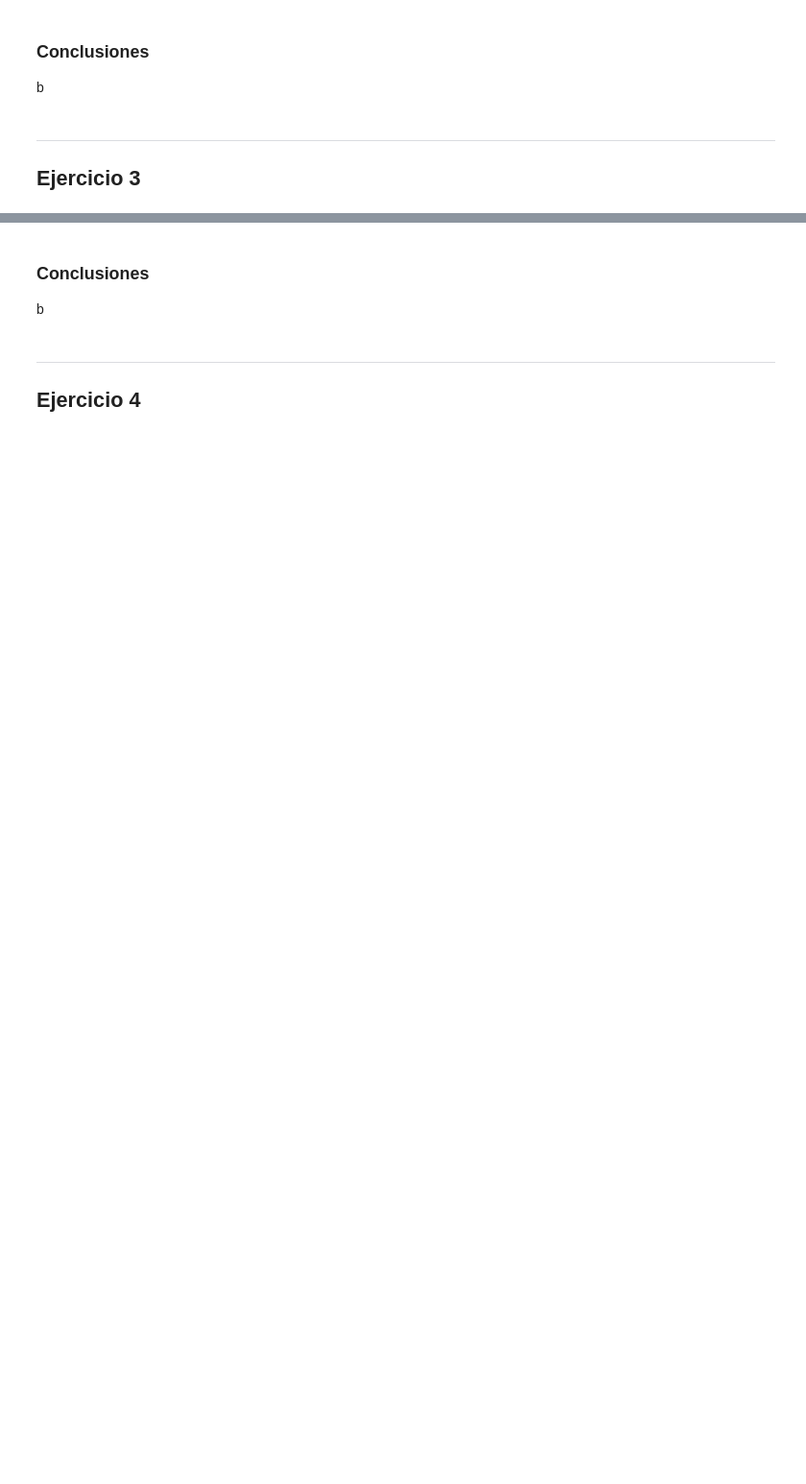
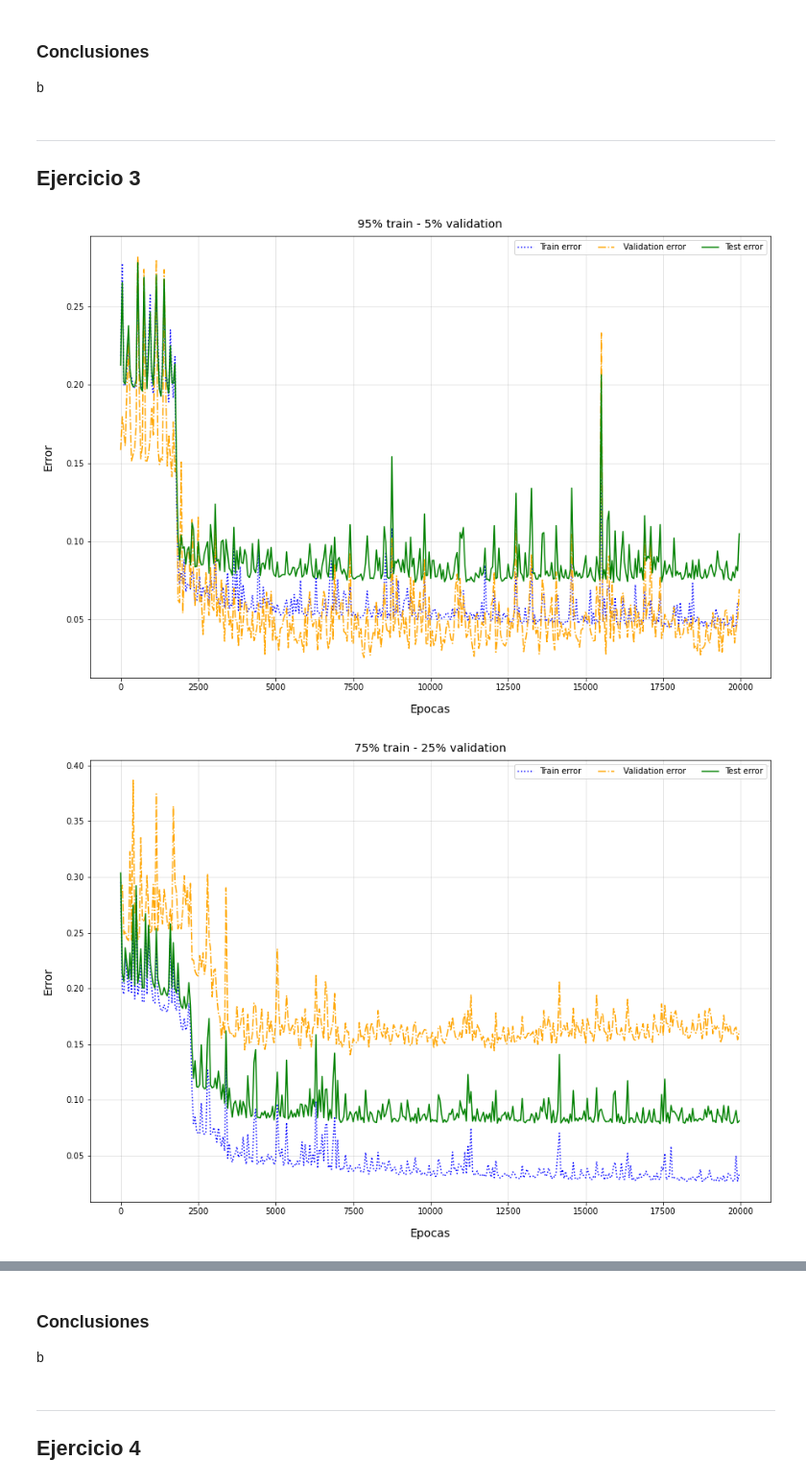
Before and after one commit to jfarizano/IntroML, a Jupyter notebook: tp2.ipynb, the cells around one changed output, grey strips where cells are left out. Shown at 96% size. Cells and saved outputs as stored; diff of their text form; code cells hidden in the pictures; blank space fills up the shorter version.

```diff
--- a/tp2.ipynb
+++ b/tp2.ipynb
@@ -159,43 +177,41 @@ b
 --------------------------------------------------------------------------------
 ## Ejercicio 3
 # %%
-# Ejercicio 3
 # Valores utilizados para crear la red neuronal
 epochs=50 # numero de epocas que entrena cada vez
 N2=30  # neuronas en la capa oculta
 evals=400 # evalauciones del entrenamiento
 eta=0.01 # learning rate
 alfa=0.9 # momentum
 
 col_names = list(range(5)) + ['Value']
 x_col_names = col_names[:-1]
 y_col_name = col_names[-1]
 
-# Leo el conjunto de datos utilizado para entrenar y vaidar
+# Leo el conjunto de datos utilizado para entrenar y validar
 df_data_ikeda = pd.read_csv("datasets/ikeda/ikeda.data", header=None, names = col_names, delim_whitespace=True, skipinitialspace=True)
 # Leo el conjunto de test
 df_test_ikeda = pd.read_csv("datasets/ikeda/ikeda.test", header=None, names = col_names, delim_whitespace=True, skipinitialspace=True)
 X_test, y_test = df_test_ikeda[x_col_names], df_test_ikeda[y_col_name]
 
 for val_size in [0.05, 0.25, 0.5]:
+  errors = []
   # Separo al azar para conjunto de validación
   X, y = df_data_ikeda[x_col_names], df_data_ikeda[y_col_name]
   X_train, X_val, y_train, y_val = train_test_split(X, y, random_state=0, test_size=val_size)
 
   # Creo la red neuronal
   regr = create_net_regressor(N2, eta, alfa, epochs)
   # La entreno con los conjuntos generados anteriormente
   best_net, e_train, e_val, e_test = train_net(regr, evals, X_train, y_train, X_val, y_val, X_test, y_test)
 
-  fig, ax = plt.subplots(figsize=(15, 10))
-  ax.grid(which='both', color='grey', linewidth=1, linestyle='-', alpha=0.2)
-  xrange = [i * epochs for i in range(evals)]
-  ax.set(xlim=(0, max(xrange)), ylim=(0, 0.6))
-  plt.plot(xrange, e_train, label="Train", linestyle=":")
-  plt.plot(xrange, e_val, label="Validation", linestyle="-.")
-  plt.plot(xrange, e_test, label="Test", linestyle="-")
-  plt.xlabel('Épocas', size=14, labelpad=15)
-  plt.ylabel('Error', size=14, labelpad=15)
-  plt.title("{0}% train - {1}% validation".format(int((1 - val_size) * 100), int(val_size * 100)), size = 14, pad = 10)
-  plt.legend()
-  plt.show()
+  for i in range(evals):
+    errors.append([e_train[i], i * epochs, "Train error"])
+    errors.append([e_val[i], i * epochs, " Validation error"])
+    errors.append([e_test[i], i * epochs, "Test error"])
+
+  errors_df = pd.DataFrame(errors, columns = ["Error", "Epocas", "Class"])
+  graph_errors(errors_df, "Epocas", title = "{0}% train - {1}% validation".format(int((1 - val_size) * 100), int(val_size * 100)))
+# %% [output]
+[figure, added]
+[figure, added]
```
Also changed, not shown: parts of 16 cells of this notebook, 8 other files.
